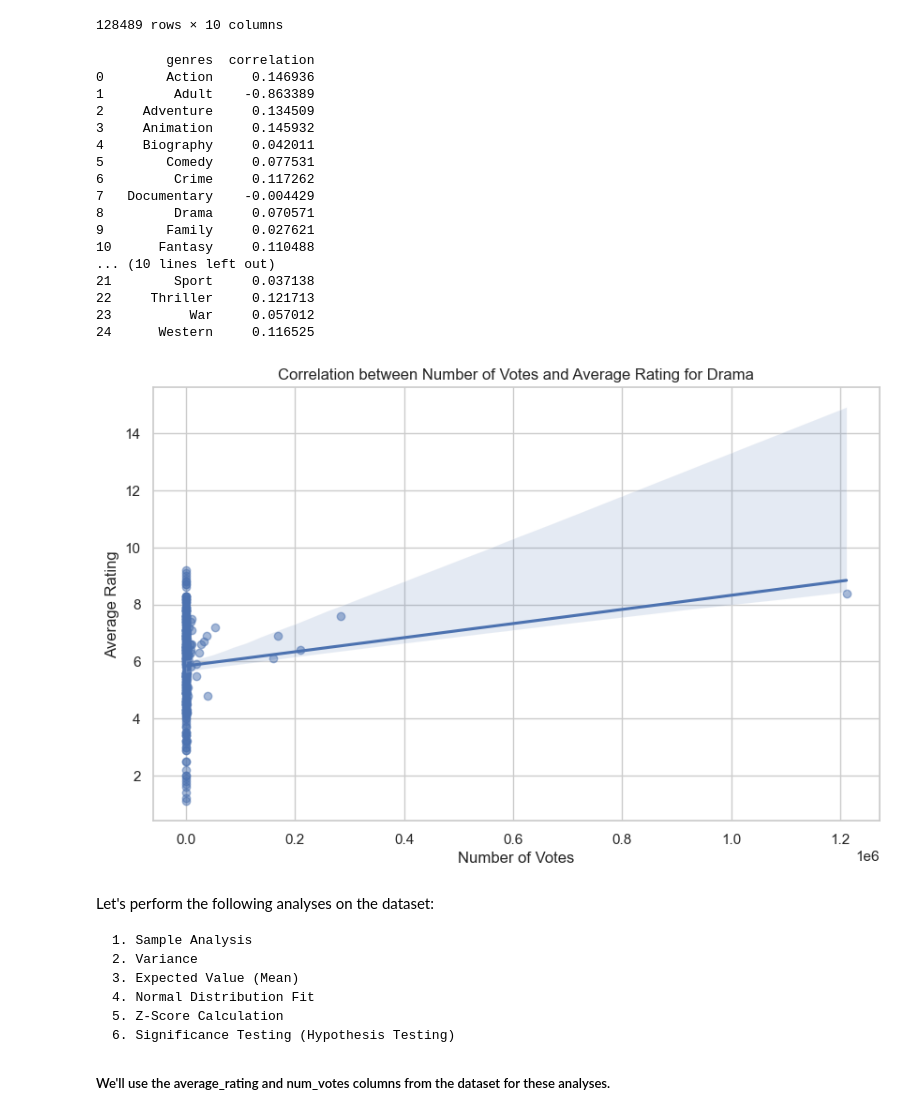
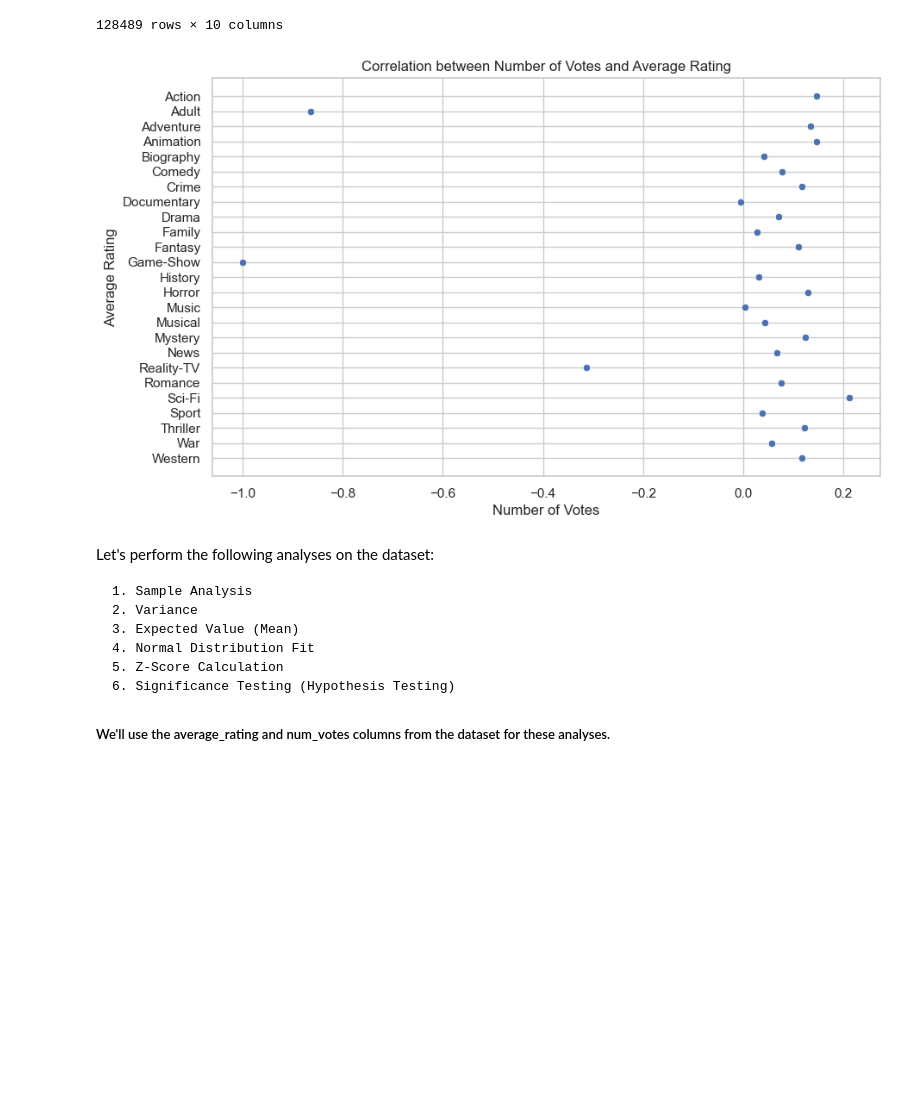
Before and after one commit to omendez930/dsc-project2-movie-studio, a Jupyter notebook: index.ipynb, the cells around one changed output. Drawn from its saved outputs; the diff is of its cells as text; code cells hidden in the pictures; blank space fills up the shorter version.

```diff
--- a/index.ipynb
+++ b/index.ipynb
@@ -1756,37 +1762,23 @@ save_df_to_directory(df_valid_genres,'./accessible_data/', 'valid_genres.csv')
 # %%
 # Correlation between average rating and number of votes by genre
 correlation_by_genre = df_valid_genres.groupby('genres').apply(
-    lambda x: stats.pearsonr(x['averagerating'], x['numvotes'])[0]
+    lambda x: scipy.stats.pearsonr(x['averagerating'], x['numvotes'])[0]
 ).reset_index(name='correlation')
 
-print(correlation_by_genre)
+correlation_by_genre
 
 # Scatter plot with regression line for a specific genre (e.g., "Drama")
+# for genre in unique_genres:
+
 plt.figure(figsize=(10, 6))
-sns.regplot(x='numvotes', y='averagerating', data=exploded_df[exploded_df['genres'] == 'Western'], scatter_kws={'alpha':0.5})
-plt.title('Correlation between Number of Votes and Average Rating for Drama')
+# sns.regplot(x='correlation', y='genres', data=correlation_by_genre)
+sns.scatterplot(x='correlation', y='genres', data=correlation_by_genre)
+plt.title('Correlation between Number of Votes and Average Rating')
 plt.xlabel('Number of Votes')
 plt.ylabel('Average Rating')
 plt.show()
 # %% [output]
-         genres  correlation
-0        Action     0.146936
-1         Adult    -0.863389
-2     Adventure     0.134509
-3     Animation     0.145932
-4     Biography     0.042011
-5        Comedy     0.077531
-6         Crime     0.117262
-7   Documentary    -0.004429
-8         Drama     0.070571
-9        Family     0.027621
-10      Fantasy     0.110488
-... (10 lines left out)
-21        Sport     0.037138
-22     Thriller     0.121713
-23          War     0.057012
-24      Western     0.116525
-[figure, old version]
+[figure, new version]
 # %% [markdown]
 Let's perform the following analyses on the dataset:
 
```
Also changed, not shown: parts of 34 cells of this notebook, 12 other files.
